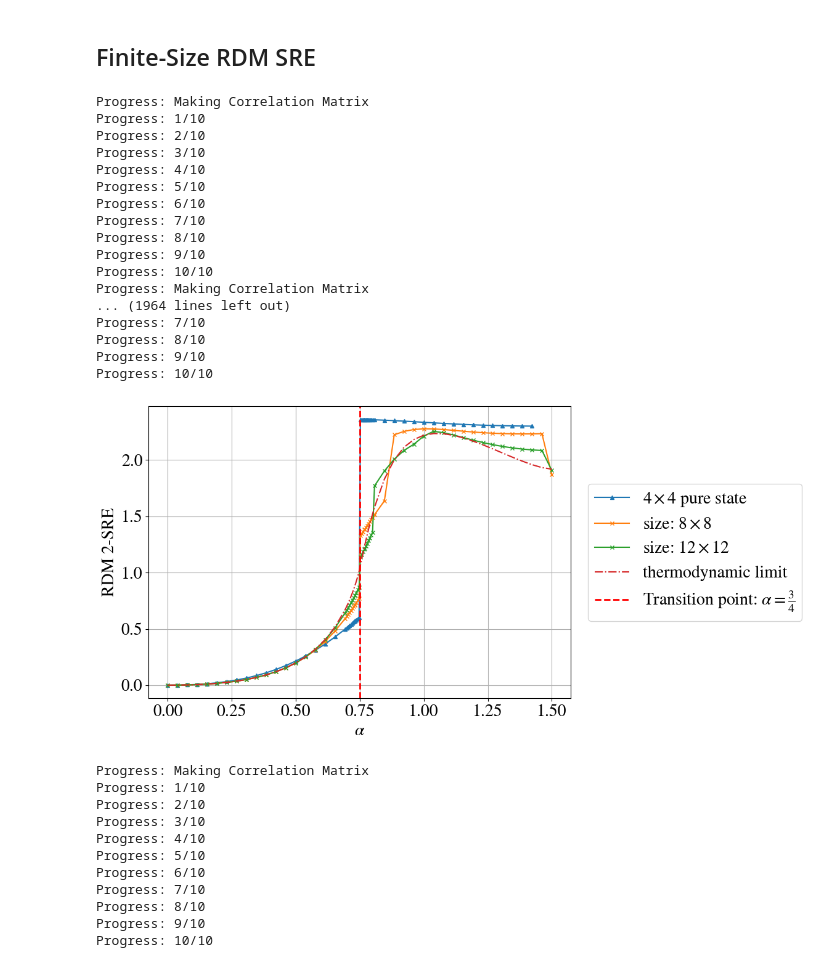
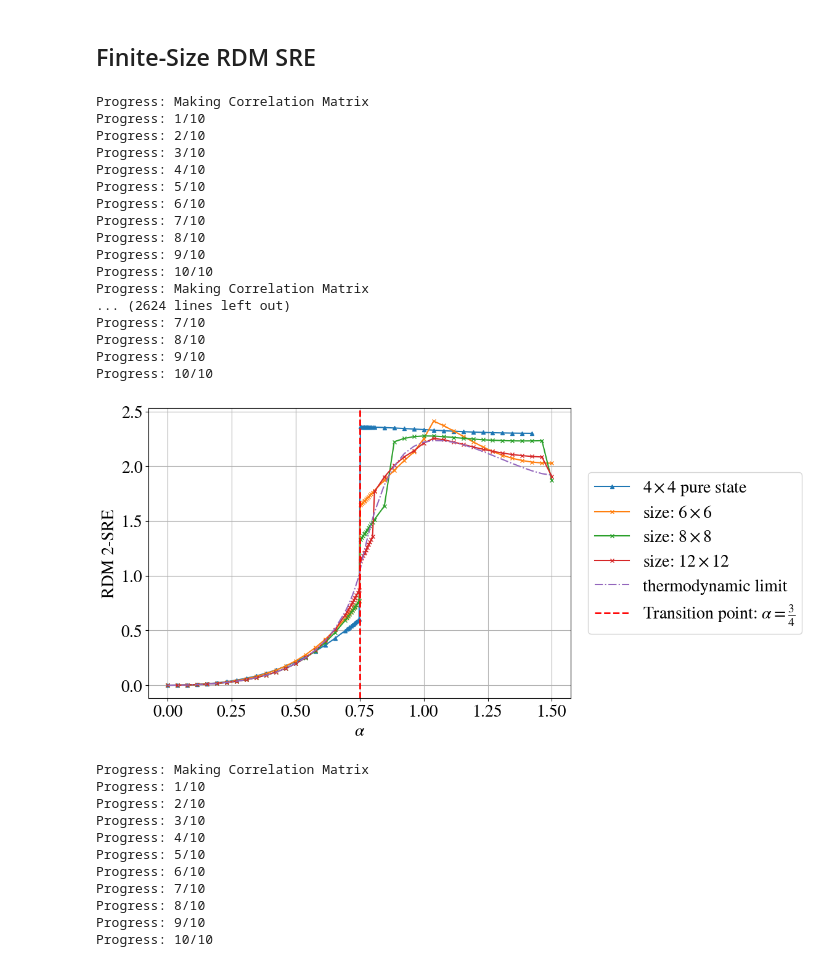
Before and after one commit to WangChenChih/Kitaev-magic, a Jupyter notebook: figures/SRE_figures/KitaevDM.ipynb, the cells around one changed output. Cells and saved outputs as stored; diff of their text form; code cells hidden in the pictures.

Commit message:
modify plot

```diff
--- a/figures/SRE_figures/KitaevDM.ipynb
+++ b/figures/SRE_figures/KitaevDM.ipynb
@@ -529,7 +529,7 @@ ax.plot(a_range[:-2], entropy_data[:-2], '-^', markersize=markersize,
         label=rf'${{{4}}}\times{{{4}}}$ pure state')
 
 ### RDM SRE
-for tot_size in [8, 12]:
+for tot_size in [6, 8, 12]:
     entropy_data = np.zeros_like(a_range)
     index = 0
     for a in a_range:
@@ -560,35 +560,35 @@ ax.axvline(x=3/4,          # dashed line, indicating the theoretical value
             color='red',
             linestyle='--',
             linewidth=2,
             label=r"Transition point: $\alpha = \frac{3}{4}$")
 ax.set_xlabel(r'$\alpha$')
 ax.set_ylabel('RDM 2-SRE')
 ax.grid()
 ax.legend(loc='center left', bbox_to_anchor=(1.02, 0.5))
 # ax.set_aspect('auto')
 fig.tight_layout()
 
 os.makedirs('figures/stab-renyi-entropy', exist_ok=True)
 fig.savefig('figures/stab-renyi-entropy/w_%d_h_%d_finite_RDM.pdf' % (DM.width, DM.height), dpi=300)
 # %% [output]
 Progress: Making Correlation Matrix
 Progress: 1/10
 Progress: 2/10
 Progress: 3/10
 Progress: 4/10
 Progress: 5/10
 Progress: 6/10
 Progress: 7/10
 Progress: 8/10
 Progress: 9/10
 Progress: 10/10
 Progress: Making Correlation Matrix
-... (1964 lines left out)
+... (2624 lines left out)
 Progress: 7/10
 Progress: 8/10
 Progress: 9/10
 Progress: 10/10
-[figure, old version]
+[figure, new version]
 # %%
 import numpy as np
 import matplotlib.pyplot as plt
```
Also changed, not shown: 1 other file.
